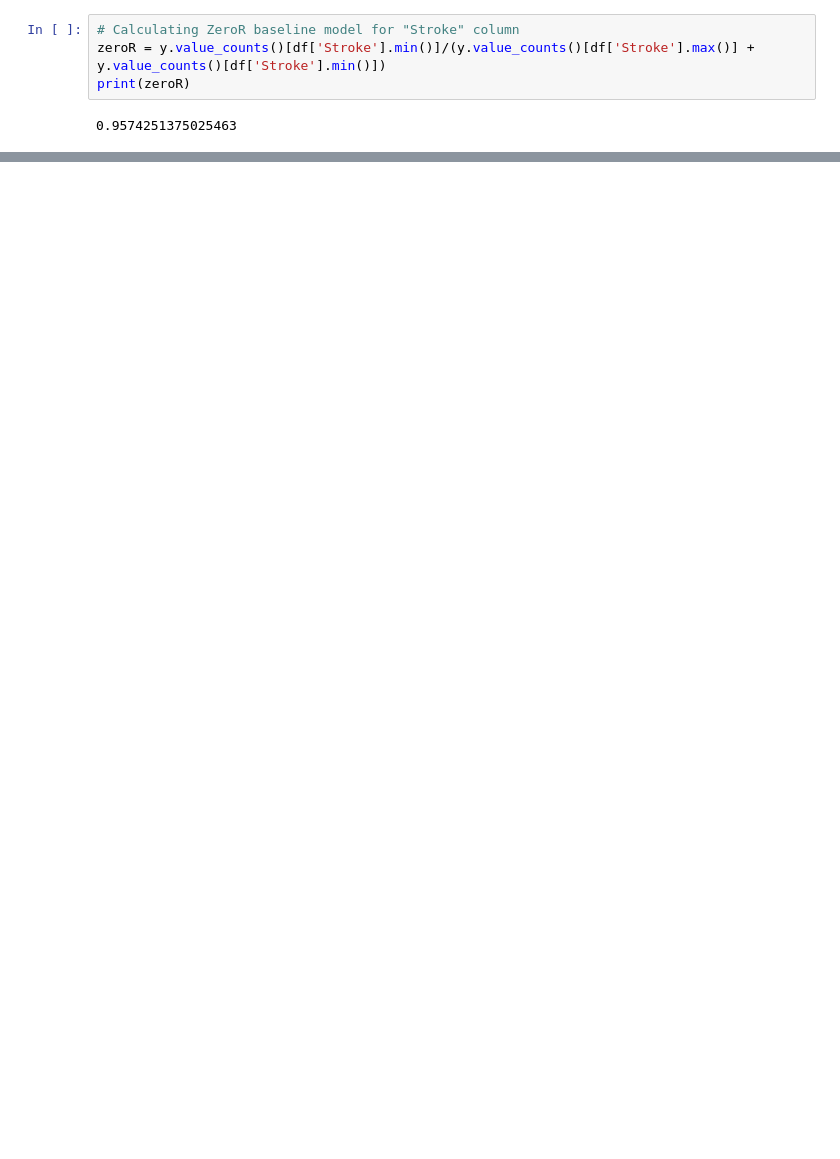
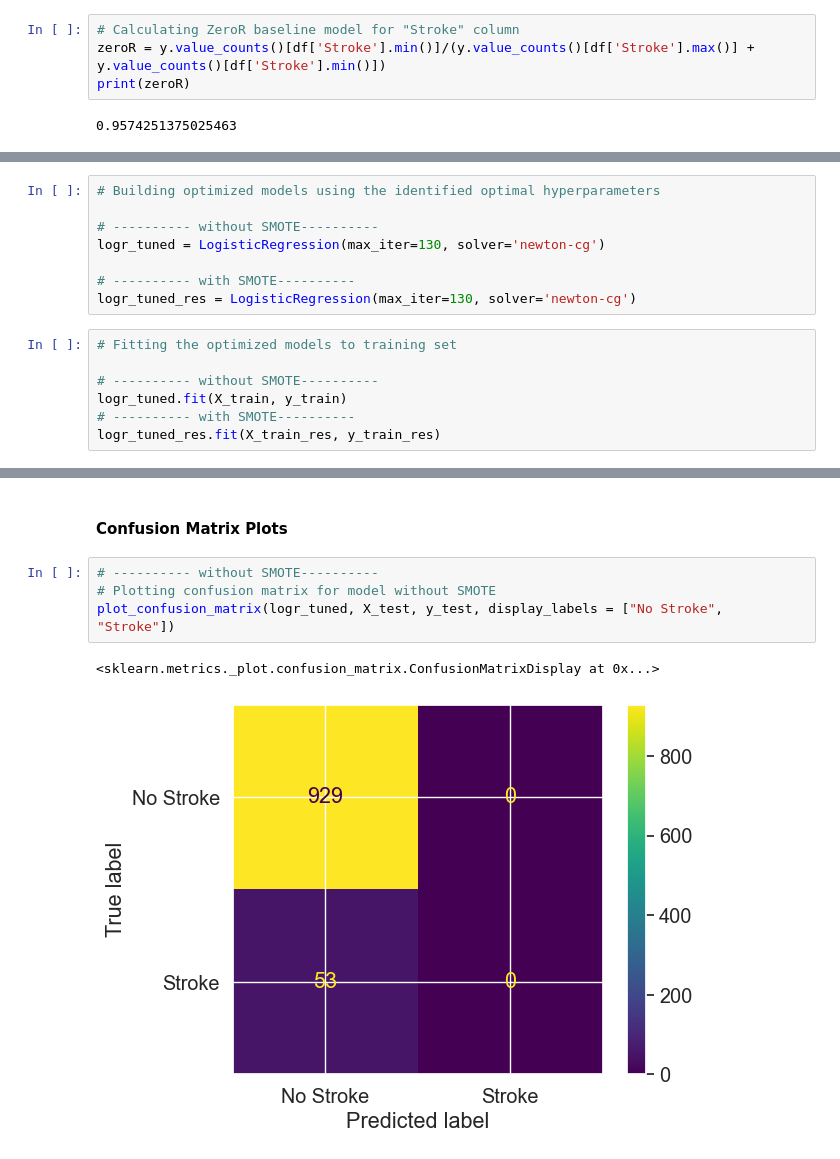
Before and after one commit to helenaglaring/BDM, a Jupyter notebook: BDM_stroke_prediction.ipynb, the cells around one changed output, grey strips where cells are left out. Saved outputs shown, nothing was run; the diff lists cells and outputs as text; blank space fills up the shorter version.

```diff
--- a/BDM_stroke_prediction.ipynb
+++ b/BDM_stroke_prediction.ipynb
@@ -391,0 +806,15 @@ print(zeroR)
+# %%
+# Building optimized models using the identified optimal hyperparameters
+
+# ---------- without SMOTE----------
+logr_tuned = LogisticRegression(max_iter=130, solver='newton-cg')
+
+# ---------- with SMOTE----------
+logr_tuned_res = LogisticRegression(max_iter=130, solver='newton-cg')
+# %%
+# Fitting the optimized models to training set
+
+# ---------- without SMOTE----------
+logr_tuned.fit(X_train, y_train)
+# ---------- with SMOTE----------
+logr_tuned_res.fit(X_train_res, y_train_res)
@@ -391,0 +855,9 @@ print(zeroR)
+# %% [markdown]
+#### Confusion Matrix Plots
+# %%
+# ---------- without SMOTE----------
+# Plotting confusion matrix for model without SMOTE
+plot_confusion_matrix(logr_tuned, X_test, y_test, display_labels = ["No Stroke", "Stroke"])
+# %% [output]
+<sklearn.metrics._plot.confusion_matrix.ConfusionMatrixDisplay at 0x...>
+[figure, added]
```
Also changed, not shown: parts of 81 cells of this notebook, 7 other files.
